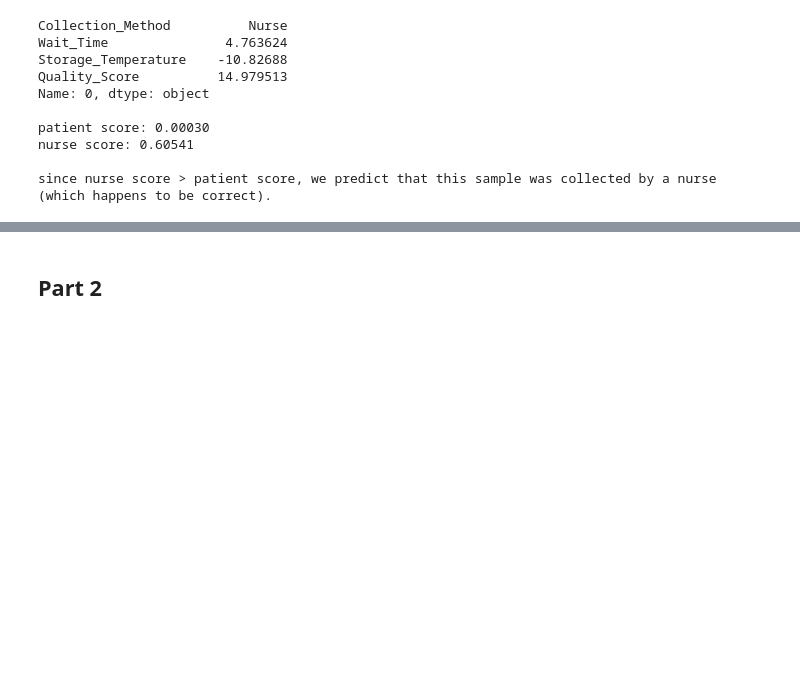
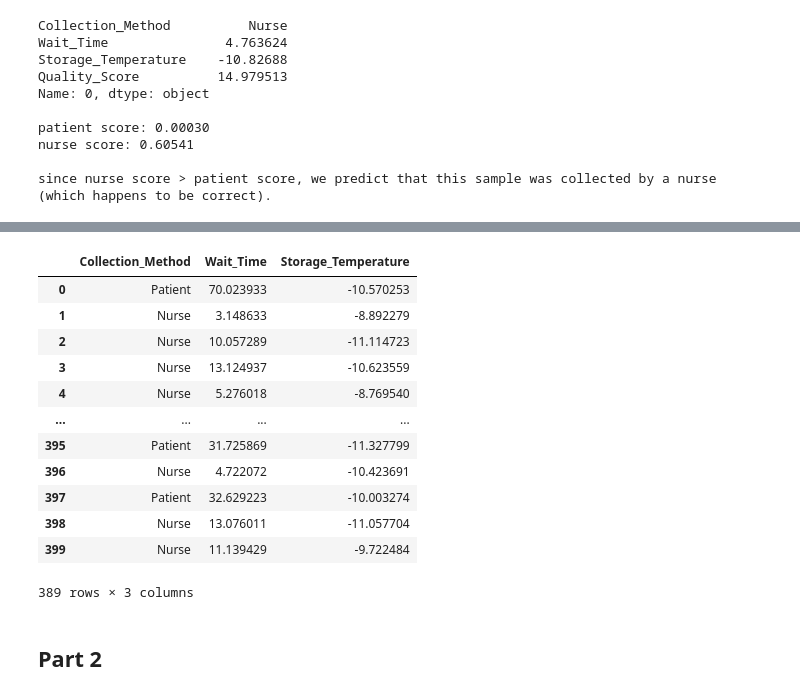
Before and after one commit to ArchieGertsman/ECE471-MP2, a Jupyter notebook: answers.ipynb, the cells around one changed output, grey strips where cells are left out. Cells and saved outputs as stored; diff of their text form; code cells hidden in the pictures; blank space fills up the shorter version.

```diff
--- a/answers.ipynb
+++ b/answers.ipynb
@@ -277,3 +351,20 @@ since nurse score > patient score, we predict that this sample was collected by
+# %%
+df_qc_good = df_qc[p_vals < .05]
+df_qc_good
+# %% [output]
+|  | Collection_Method | Wait_Time | Storage_Temperature |
+| 0 | Patient | 70.023933 | -10.570253 |
+| 1 | Nurse | 3.148633 | -8.892279 |
+| 2 | Nurse | 10.057289 | -11.114723 |
+| 3 | Nurse | 13.124937 | -10.623559 |
+| 4 | Nurse | 5.276018 | -8.769540 |
+| ... | ... | ... | ... |
+| 395 | Patient | 31.725869 | -11.327799 |
+| 396 | Nurse | 4.722072 | -10.423691 |
+| 397 | Patient | 32.629223 | -10.003274 |
+| 398 | Nurse | 13.076011 | -11.057704 |
+| 399 | Nurse | 11.139429 | -9.722484 |
+389 rows × 3 columns
 # %% [markdown]
 ## Part 2
 # %%
```
Also changed, not shown: parts of 6 cells of this notebook.
